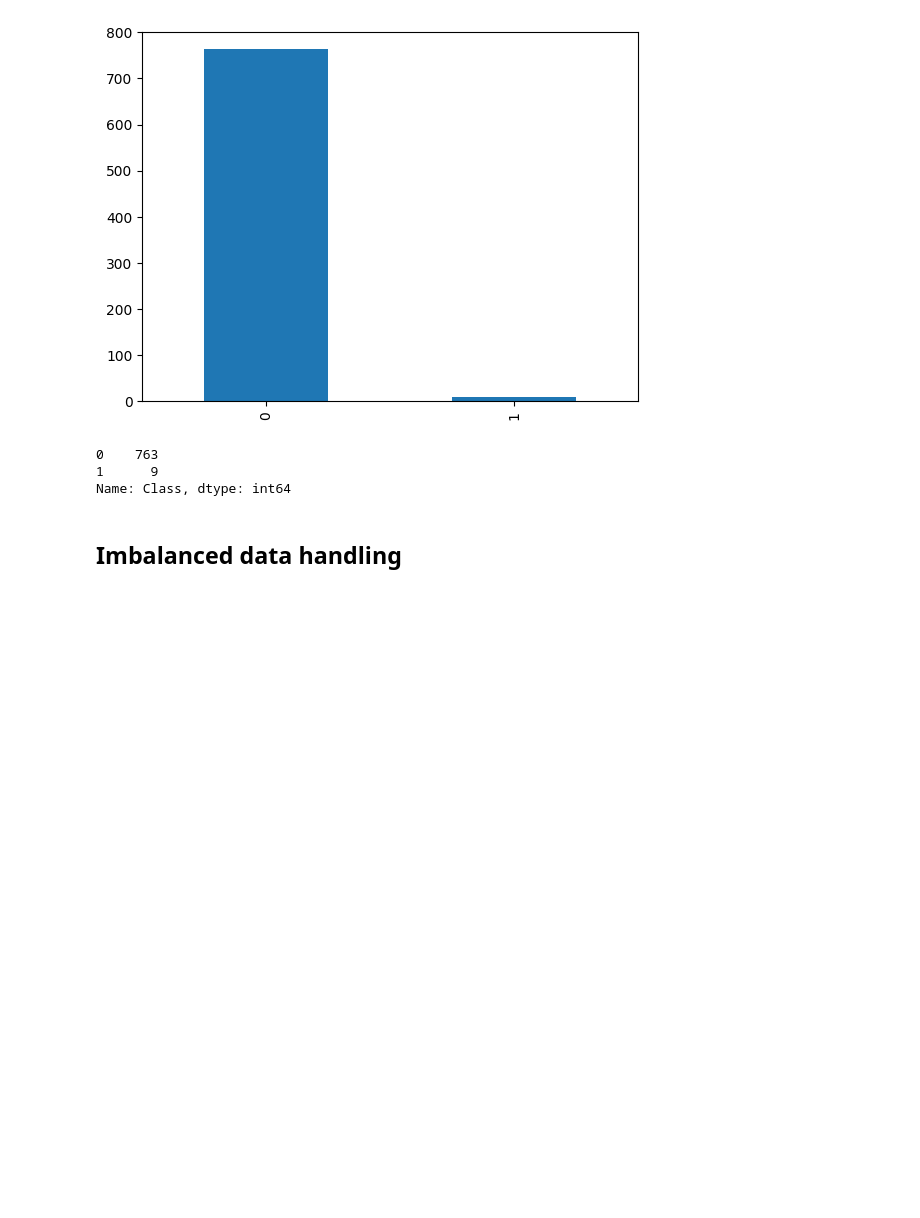
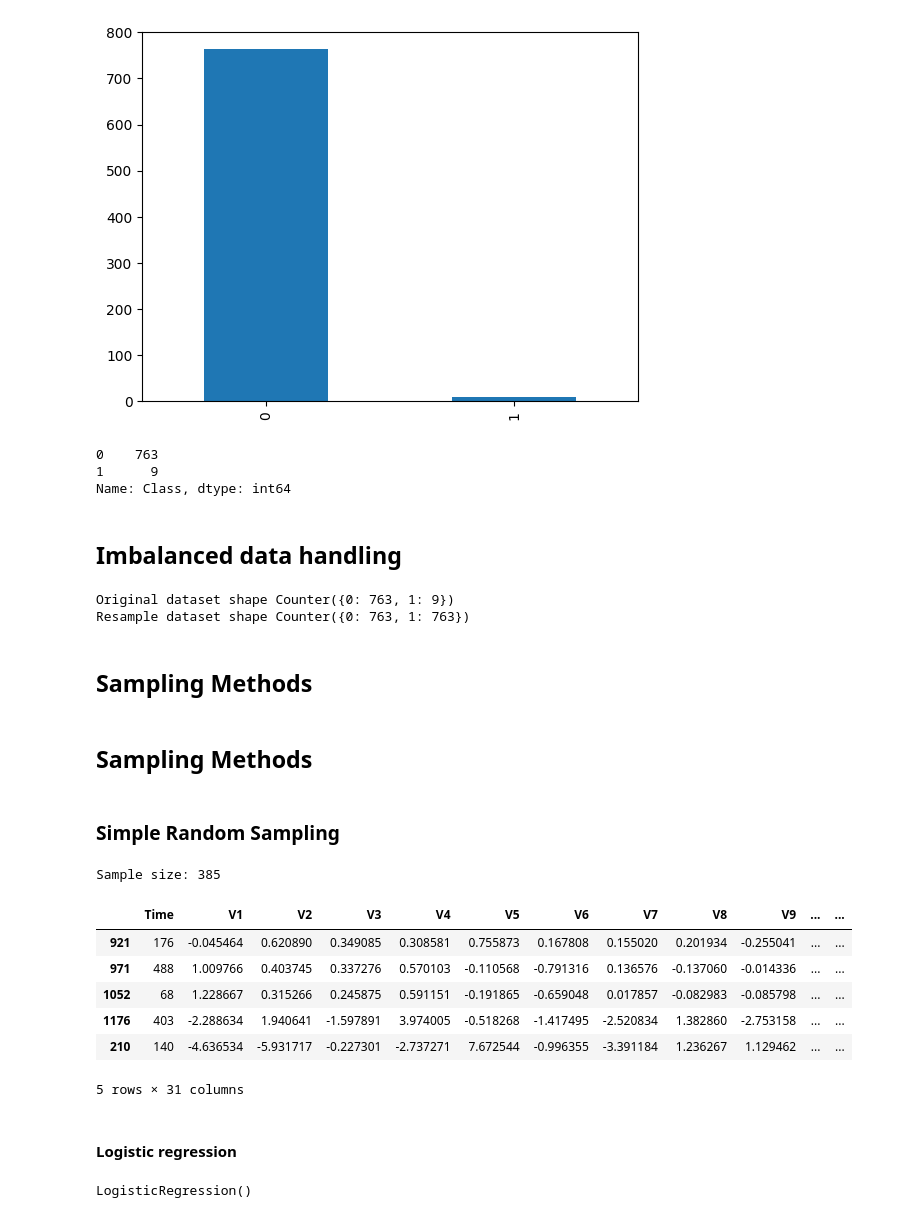
Before and after one commit to amr8ta/Sampling-Assignment-102017017, a Jupyter notebook: sampling.ipynb, the cells around one changed output. Cells and saved outputs as stored; diff of their text form; code cells hidden in the pictures; blank space fills up the shorter version.

Commit message:
Simple random sampling

```diff
--- a/sampling.ipynb
+++ b/sampling.ipynb
@@ -52,3 +64,46 @@ Name: Class, dtype: int64
 # %%
 x = df.iloc[:, :-1]
 y = df.iloc[:, -1]
+# %%
+from imblearn.over_sampling import SMOTE
+from collections import Counter
+
+smote = SMOTE()
+
+# fit predictor and target variable
+x_smote, y_smote = smote.fit_resample(x, y)
+
+print('Original dataset shape', Counter(y))
+print('Resample dataset shape', Counter(y_smote))
+# %% [output]
+Original dataset shape Counter({0: 763, 1: 9})
+Resample dataset shape Counter({0: 763, 1: 763})
+# %%
+df_balanced = pd.DataFrame(x_smote)
+df_balanced['Class'] = y_smote
+# %% [markdown]
+## Sampling Methods
+# %% [markdown]
+## Sampling Methods
+# %% [markdown]
+### Simple Random Sampling
+# %%
+Z = 1.96
+p = 0.5
+E = 0.05
+
+sample_size = int(np.ceil((Z**2 * p * (1 - p))/(E**2)))
+print('Sample size:', sample_size)
+# %% [output]
+Sample size: 385
+# %%
+random_sample = df_balanced.sample(n=sample_size, random_state=17)
+random_sample.head()
+# %% [output]
+|  | Time | V1 | V2 | V3 | V4 | V5 | V6 | V7 | V8 | V9 | ... | ... |
+| 921 | 176 | -0.045464 | 0.620890 | 0.349085 | 0.308581 | 0.755873 | 0.167808 | 0.155020 | 0.201934 | -0.255041 | ... | ... |
+| 971 | 488 | 1.009766 | 0.403745 | 0.337276 | 0.570103 | -0.110568 | -0.791316 | 0.136576 | -0.137060 | -0.014336 | ... | ... |
+| 1052 | 68 | 1.228667 | 0.315266 | 0.245875 | 0.591151 | -0.191865 | -0.659048 | 0.017857 | -0.082983 | -0.085798 | ... | ... |
+| 1176 | 403 | -2.288634 | 1.940641 | -1.597891 | 3.974005 | -0.518268 | -1.417495 | -2.520834 | 1.382860 | -2.753158 | ... | ... |
+| 210 | 140 | -4.636534 | -5.931717 | -0.227301 | -2.737271 | 7.672544 | -0.996355 | -3.391184 | 1.236267 | 1.129462 | ... | ... |
+5 rows × 31 columns
@@ -54,0 +120,7 @@ y = df.iloc[:, -1]
+# %% [markdown]
+#### Logistic regression
+# %%
+log_reg = LogisticRegression()
+log_reg.fit(x_train, y_train)
+# %% [output]
+LogisticRegression()
```
Also changed, not shown: parts of 38 cells of this notebook.
